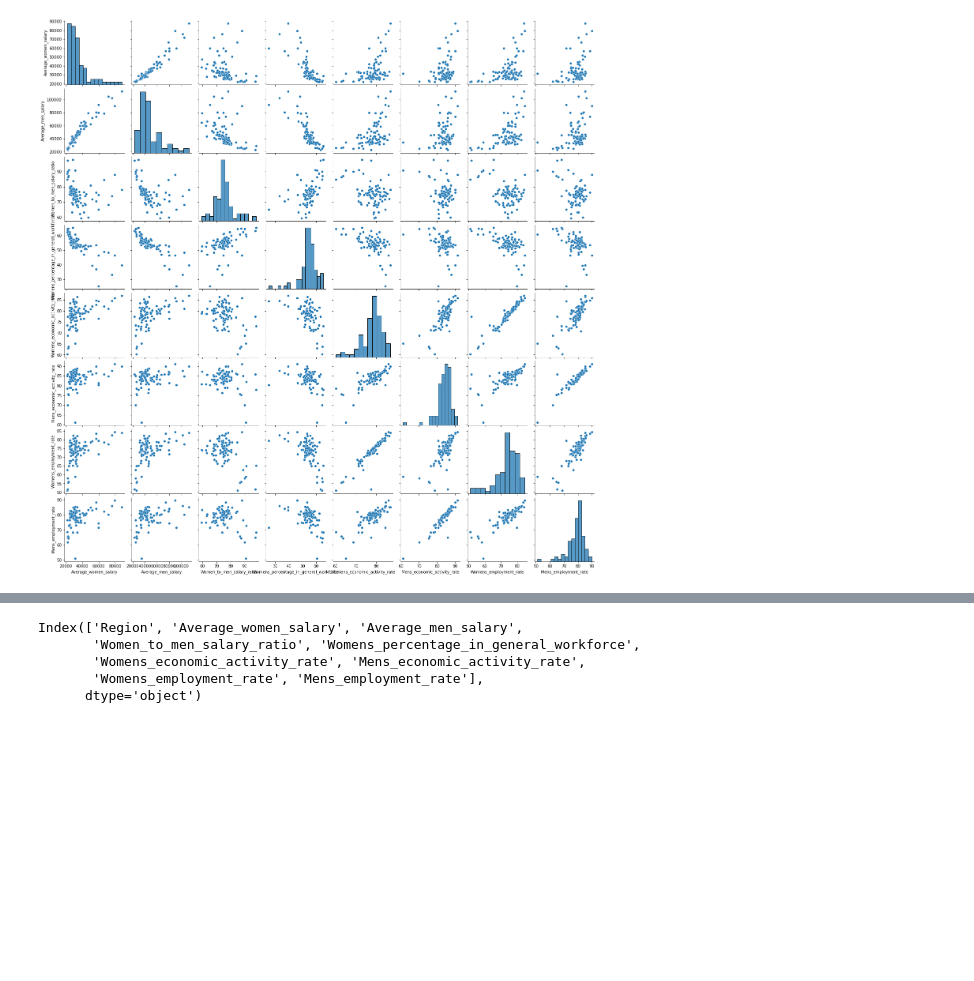
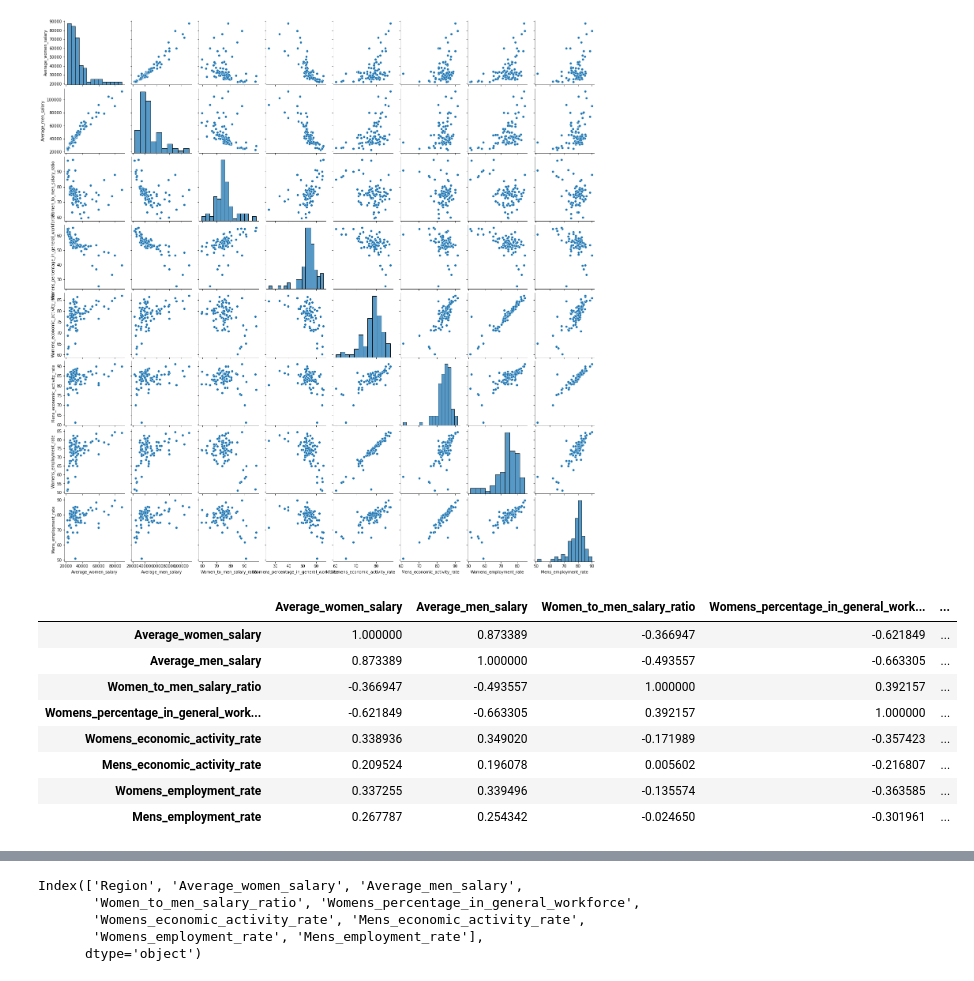
Before and after one commit to gribossa/gender_analisys, a Jupyter notebook: gender_analysys.ipynb, the cells around one changed output, grey strips where cells are left out. Cells and saved outputs as stored; diff of their text form; code cells hidden in the pictures; blank space fills up the shorter version.

```diff
--- a/gender_analysys.ipynb
+++ b/gender_analysys.ipynb
@@ -166,3 +185,15 @@ sns.pairplot(df_regions_extended)
 # %% [output]
 <seaborn.axisgrid.PairGrid at 0x...>
 [figure]
+# %%
+df_regions_extended.corr(method='kendall')
+# %% [output]
+|  | Average_women_salary | Average_men_salary | Women_to_men_salary_ratio | Womens_percentage_in_general_work... | ... |
+| Average_women_salary | 1.000000 | 0.873389 | -0.366947 | -0.621849 | ... |
+| Average_men_salary | 0.873389 | 1.000000 | -0.493557 | -0.663305 | ... |
+| Women_to_men_salary_ratio | -0.366947 | -0.493557 | 1.000000 | 0.392157 | ... |
+| Womens_percentage_in_general_work... | -0.621849 | -0.663305 | 0.392157 | 1.000000 | ... |
+| Womens_economic_activity_rate | 0.338936 | 0.349020 | -0.171989 | -0.357423 | ... |
+| Mens_economic_activity_rate | 0.209524 | 0.196078 | 0.005602 | -0.216807 | ... |
+| Womens_employment_rate | 0.337255 | 0.339496 | -0.135574 | -0.363585 | ... |
+| Mens_employment_rate | 0.267787 | 0.254342 | -0.024650 | -0.301961 | ... |
```
Also changed, not shown: parts of 13 cells of this notebook.
